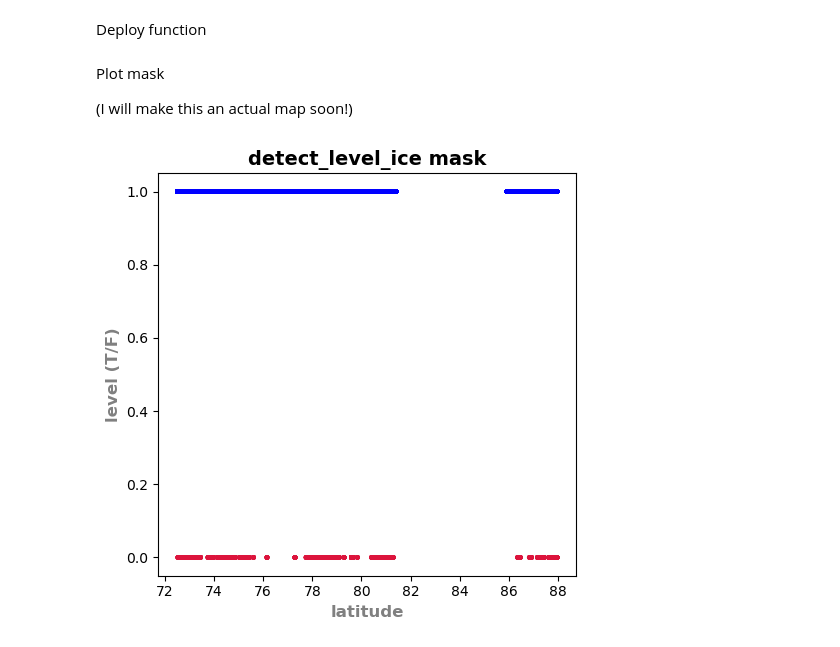
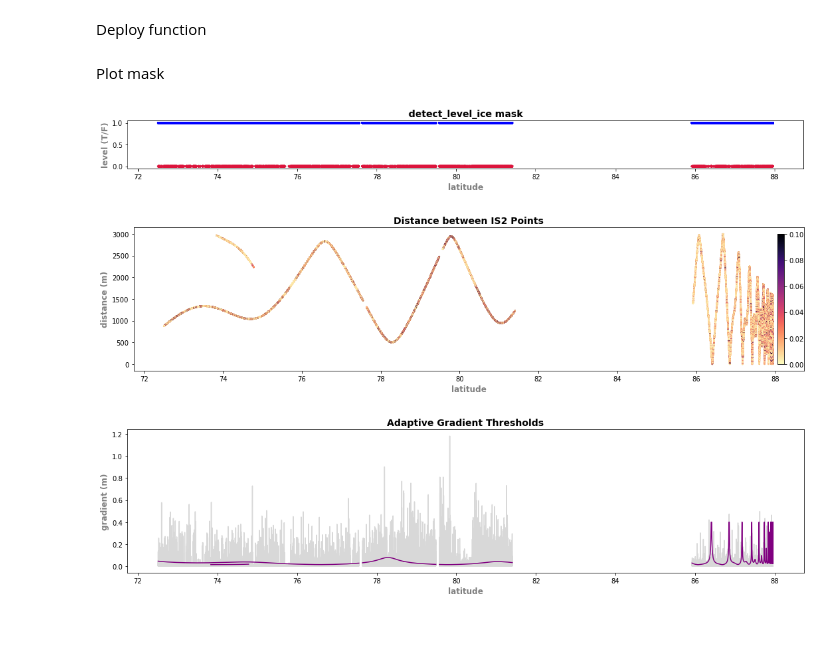
Before and after one commit to mollymwieringa/icesat-2, a Jupyter notebook: detect_level_ice_tests.ipynb, the cells around one changed output. Drawn from its saved outputs; the diff is of its cells as text; code cells hidden in the pictures.

Commit message:
updating level ice mask function

```diff
--- a/detect_level_ice_tests.ipynb
+++ b/detect_level_ice_tests.ipynb
@@ -77,7 +77,7 @@ def haversine_distance(x1, x2, y1, y2):
     return dist
 # %%
 def latlon2dist(data, latitude, longitude):
-        x_interp = []
+        distances = []
         for i in range(0, len(data)-1):
                 x1 = latitude[i]
                 y1 = longitude[i]
@@ -86,9 +86,9 @@ def latlon2dist(data, latitude, longitude):
                 y2 = longitude[i+1]
 
                 dist = 1000 * haversine_distance(x1, x2, y1, y2)
-                x_interp.append(dist)
+                distances.append(dist)
 
-        distances = np.cumsum(x_interp)
+        # says that the distance between two points aligns with the second data point
         distances = np.insert(distances, 0, 0)
 
         return distances
@@ -105,22 +94,0 @@ def interp_100m(data, latitude, longitude, distances):
-# %%
-def create_mask(data):
-
-
-    # calculate the gradient of the data
-    gradient = np.gradient(data)
-
-    # create mask
-    mask = []
-    for x in range(0, len(gradient)):
-        # if the data was NaN, the mask is NaN
-        if np.isnan(gradient[x]):
-            mask.append(np.nan)
-        # if the gradient is greater than the threshold, assign it 0 (False)
-        elif abs(gradient[x]) > 0.04:
-            mask.append(0)
-        # else, assign the mask 1 (True)
-        else:
-            mask.append(1)
-
-    return mask
-    #
@@ -127,10 +164,9 @@ def create_mask(data):
 # %%
 def detect_level_ice(data, latitude, longitude):
 
+    # calculate the distances between points
     distances = latlon2dist(data, latitude, longitude)
 
-    new_data, new_lats, new_lons = interp_100m(data, latitude, longitude, distances)
+    mask, thresholds, gradient = create_mask(data, distances)
 
-    mask = create_mask(new_data)
-
-    return mask, new_lats, new_lons
+    return mask, thresholds, gradient, distances
@@ -143,21 +217,44 @@ data, lat, lon = read_track(file, track)
 # %% [markdown]
 Deploy function
 # %%
-mask, nlat, nlon = detect_level_ice(data, lat, lon)
+mask, thresholds, gradient, distances = detect_level_ice(data, lat, lon)
-# %% [markdown]
-Plot mask
-
-(I will make this an actual map soon!)
+# %% [markdown]
+Plot mask
 # %%
-fig = plt.figure(figsize=(5,5))
+fig = plt.figure(figsize=(15,2))
 cmap = mpl.colors.ListedColormap(['crimson', 'blue'])
-plt.scatter(nlat, mask, s = 5, c = mask, cmap = cmap, facecolor=None)
+plt.scatter(lat, mask, s = 5, c = mask, cmap = cmap, facecolor=None)
 # plt.colorbar()
 
 plt.xlabel('latitude', fontweight='bold', fontsize=12, color = 'grey')
 plt.ylabel('level (T/F)', fontweight='bold', fontsize=12, color = 'grey')
 plt.title('detect_level_ice mask', fontweight='bold', fontsize=14)
-
+# plt.xlim([76,78])
 plt.tight_layout()
 # %% [output]
-[figure, old version]
+[figure, new version]
+# %%
+fig = plt.figure(figsize=(15,4))
+
+plt.scatter(lat, distances, s = 2, c = abs(gradient), vmax = 0.1, cmap = 'magma_r', facecolor=None)
+
+plt.colorbar(pad = -0.04, fraction = 0.01)
+plt.title('Distance between IS2 Points', fontsize=14, fontweight='bold')
+plt.ylabel('distance (m)', fontweight='bold', color = 'grey',fontsize=12)
+plt.xlabel('latitude', fontweight='bold', color = 'grey',fontsize=12)
+plt.tight_layout()
+# %% [output]
+[figure, added]
+# %%
+fig = plt.figure(figsize=(15,4))
+
+plt.plot(lat, abs(gradient), color = 'grey', alpha= 0.3)
+plt.plot(lat, thresholds, color = 'purple')
+
+plt.title('Adaptive Gradient Thresholds', fontsize=14, fontweight='bold')
+plt.xlabel('latitude', fontweight='bold', fontsize=12, color = 'grey')
+plt.ylabel('gradient (m)', fontweight='bold', fontsize=12, color ='grey')
+
+plt.tight_layout()
+# %% [output]
+[figure, added]
```
Also changed, not shown: parts of 4 cells of this notebook, 1 other file.
